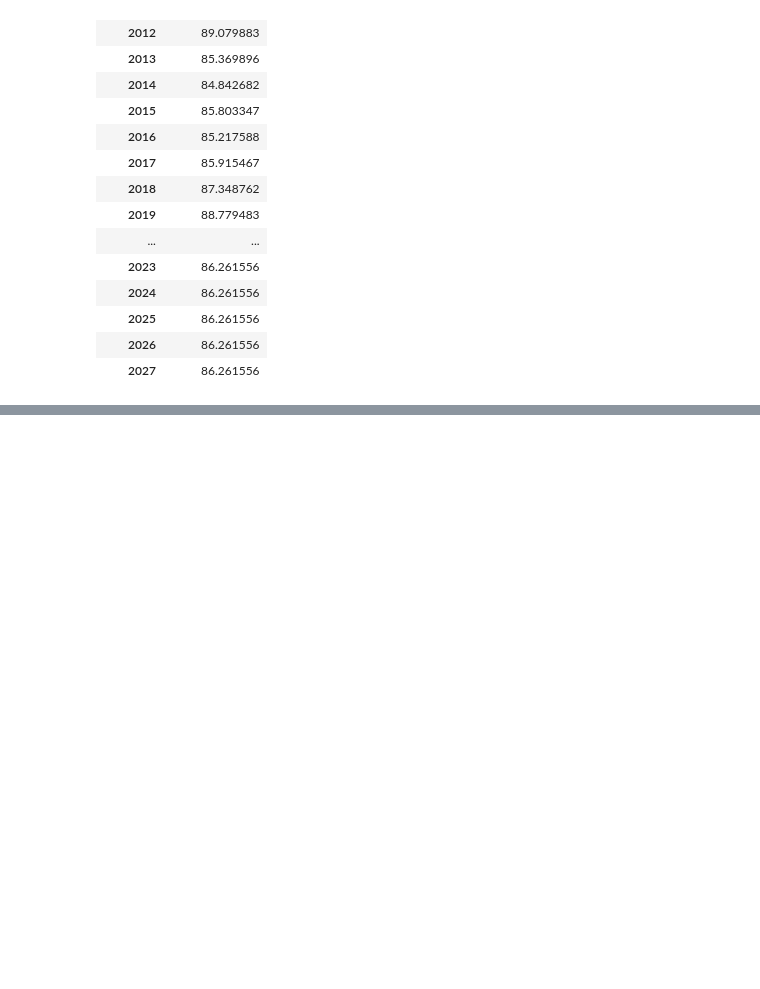
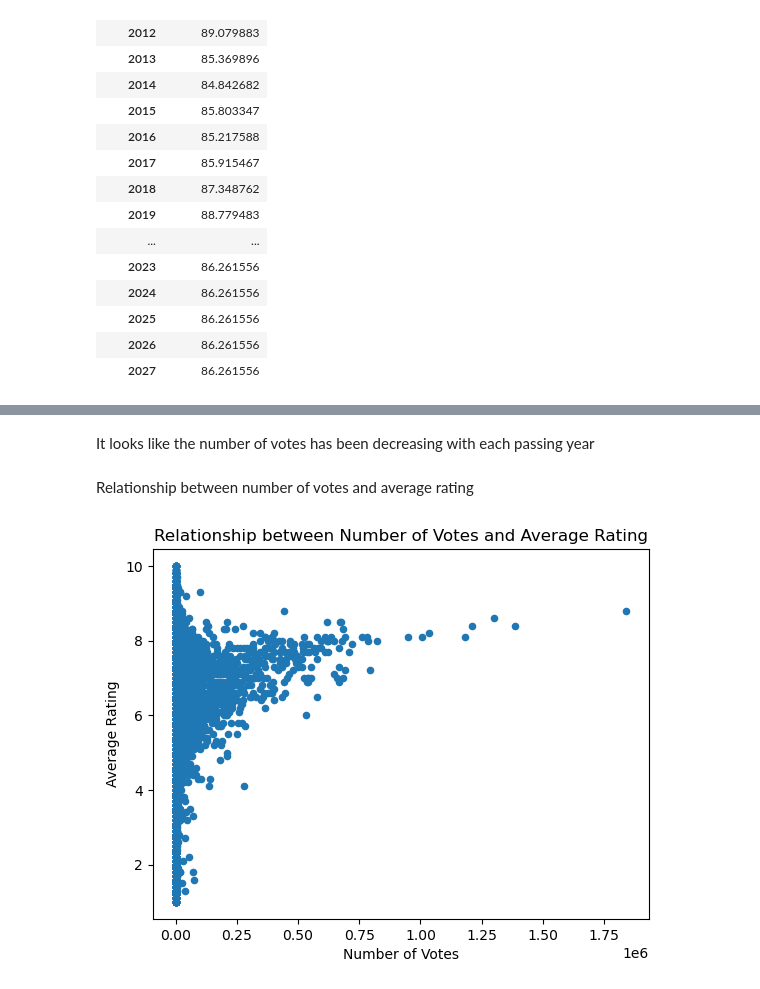
Before and after one commit to billymwangi/test, a Jupyter notebook: student.ipynb, the cells around one changed output, grey strips where cells are left out. Drawn from its saved outputs; the diff is of its cells as text; code cells hidden in the pictures; blank space fills up the shorter version.

```diff
--- a/student.ipynb
+++ b/student.ipynb
@@ -249,0 +305,15 @@ The movie_basics and movie_ratings tables have the same column movie_id showing
+# %% [markdown]
+It looks like the number of votes has been decreasing with each passing year
+# %% [markdown]
+Relationship between number of votes and average rating
+# %%
+movie_ratings_basics.plot(kind='scatter', x='numvotes', y='averagerating')
+
+
+plt.xlabel('Number of Votes')
+plt.ylabel('Average Rating')
+plt.title('Relationship between Number of Votes and Average Rating')
+
+plt.show()
+# %% [output]
+[figure, added]
```
Also changed, not shown: parts of 8 cells of this notebook.
